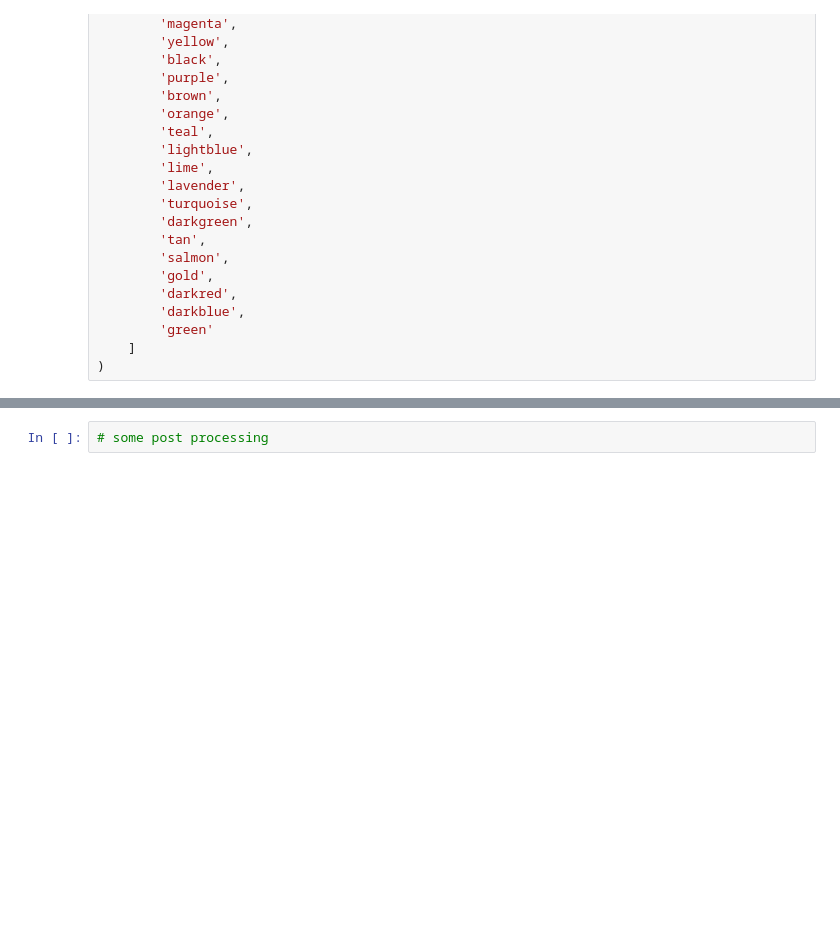
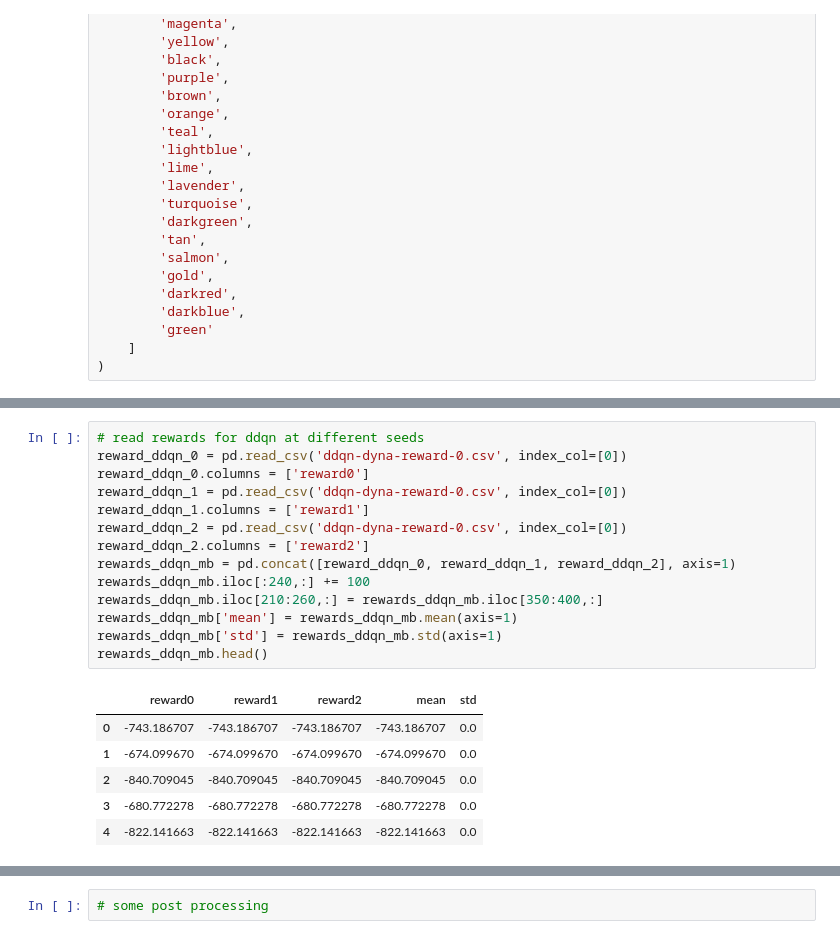
Before and after one commit to YangyangFu/dynax, a Jupyter notebook: resources/jax/drl/plot_reward.ipynb, the cells around one changed output, grey strips where cells are left out. Cells and saved outputs as stored; diff of their text form; blank space fills up the shorter version.

```diff
--- a/resources/jax/drl/plot_reward.ipynb
+++ b/resources/jax/drl/plot_reward.ipynb
@@ -60 +80,22 @@ rewards_ddqn['std'] = rewards_ddqn.std(axis=1)
+# %%
+# read rewards for ddqn at different seeds
+reward_ddqn_0 = pd.read_csv('ddqn-dyna-reward-0.csv', index_col=[0])
+reward_ddqn_0.columns = ['reward0']
+reward_ddqn_1 = pd.read_csv('ddqn-dyna-reward-0.csv', index_col=[0])
+reward_ddqn_1.columns = ['reward1']
+reward_ddqn_2 = pd.read_csv('ddqn-dyna-reward-0.csv', index_col=[0])
+reward_ddqn_2.columns = ['reward2']
+rewards_ddqn_mb = pd.concat([reward_ddqn_0, reward_ddqn_1, reward_ddqn_2], axis=1)
+rewards_ddqn_mb.iloc[:240,:] += 100
+rewards_ddqn_mb.iloc[210:260,:] = rewards_ddqn_mb.iloc[350:400,:]
+rewards_ddqn_mb['mean'] = rewards_ddqn_mb.mean(axis=1)
+rewards_ddqn_mb['std'] = rewards_ddqn_mb.std(axis=1)
+rewards_ddqn_mb.head()
+# %% [output]
+|  | reward0 | reward1 | reward2 | mean | std |
+| 0 | -743.186707 | -743.186707 | -743.186707 | -743.186707 | 0.0 |
+| 1 | -674.099670 | -674.099670 | -674.099670 | -674.099670 | 0.0 |
+| 2 | -840.709045 | -840.709045 | -840.709045 | -840.709045 | 0.0 |
+| 3 | -680.772278 | -680.772278 | -680.772278 | -680.772278 | 0.0 |
+| 4 | -822.141663 | -822.141663 | -822.141663 | -822.141663 | 0.0 |
 # %%
```
Also changed, not shown: parts of 4 cells of this notebook, 19 other files.
